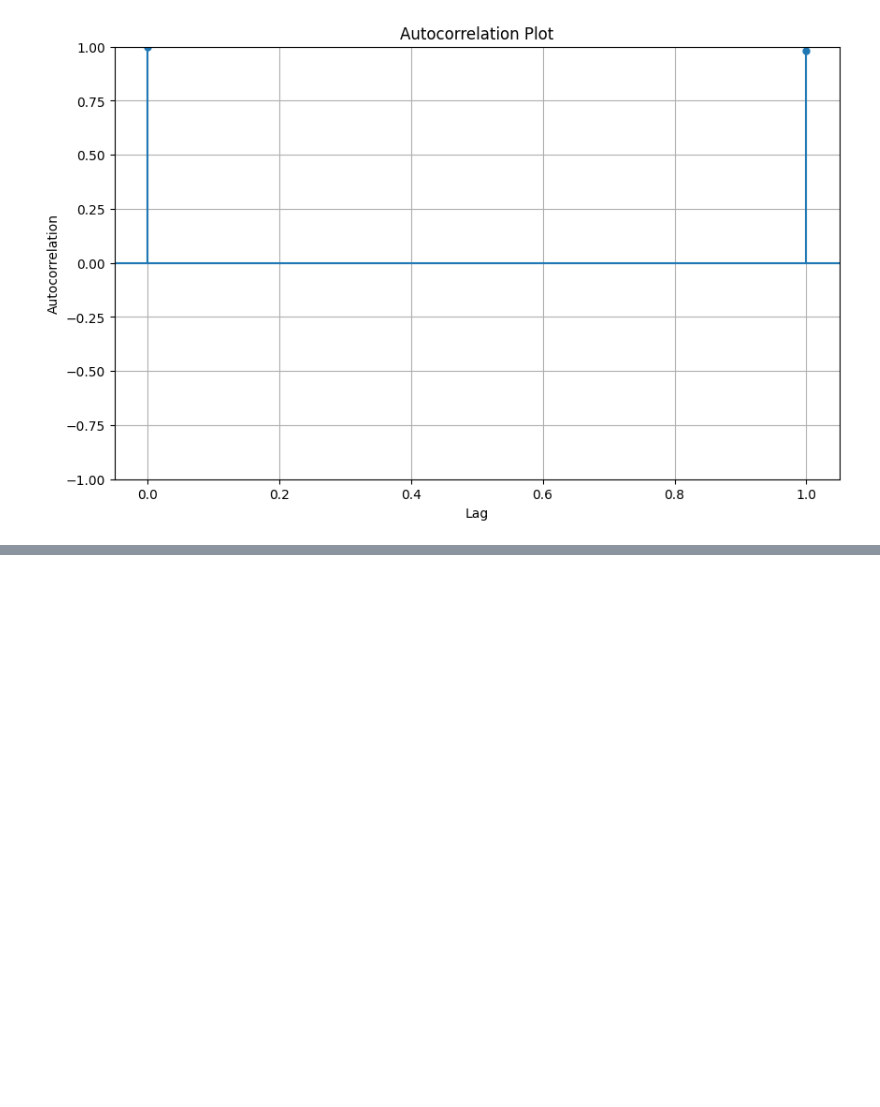
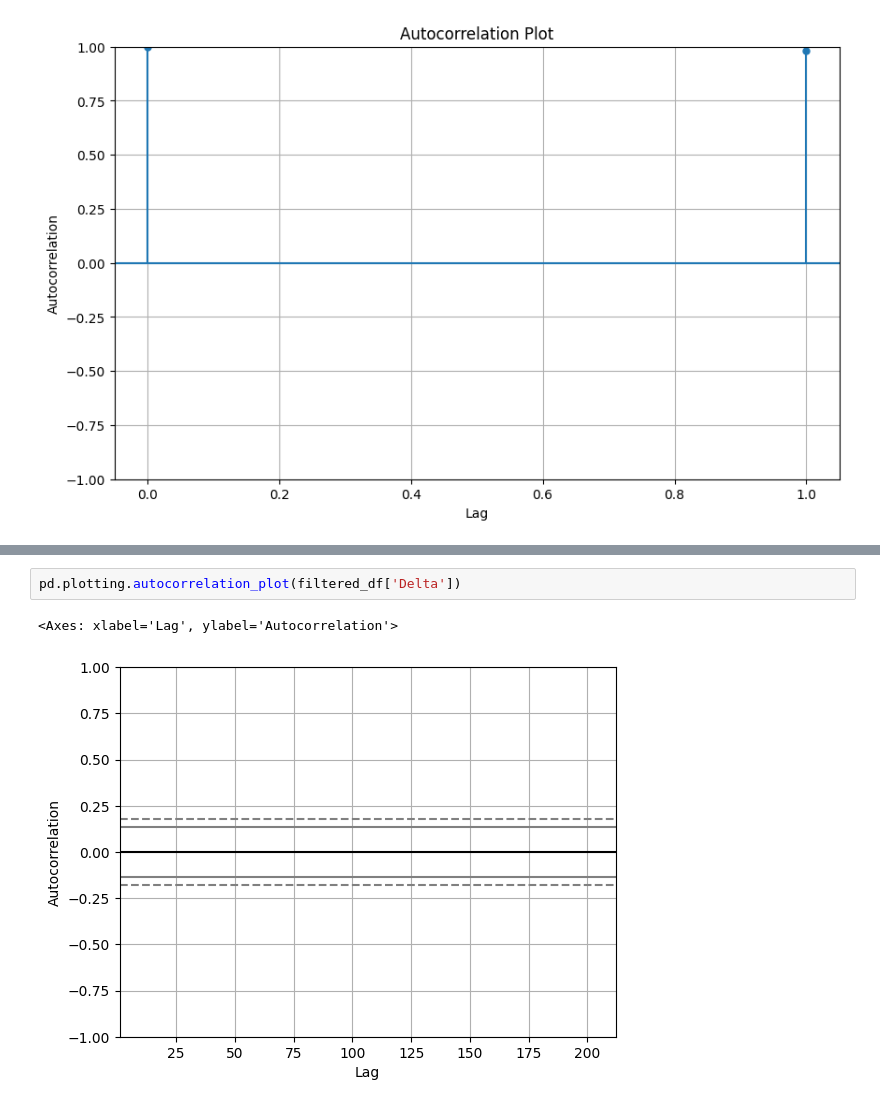
Before and after one commit to giordanovitale/Time-Series-Assignments, a Jupyter notebook: Assignment 2/Assignment2.ipynb, the cells around one changed output, grey strips where cells are left out. Saved outputs shown, nothing was run; the diff lists cells and outputs as text; blank space fills up the shorter version.

```diff
--- a/Assignment 2/Assignment2.ipynb
+++ b/Assignment 2/Assignment2.ipynb
@@ -282,0 +295,5 @@ filtered_df
+# %%
+pd.plotting.autocorrelation_plot(filtered_df['Delta'])
+# %% [output]
+<Axes: xlabel='Lag', ylabel='Autocorrelation'>
+[figure, added]
```
Also changed, not shown: parts of 2 cells of this notebook.
